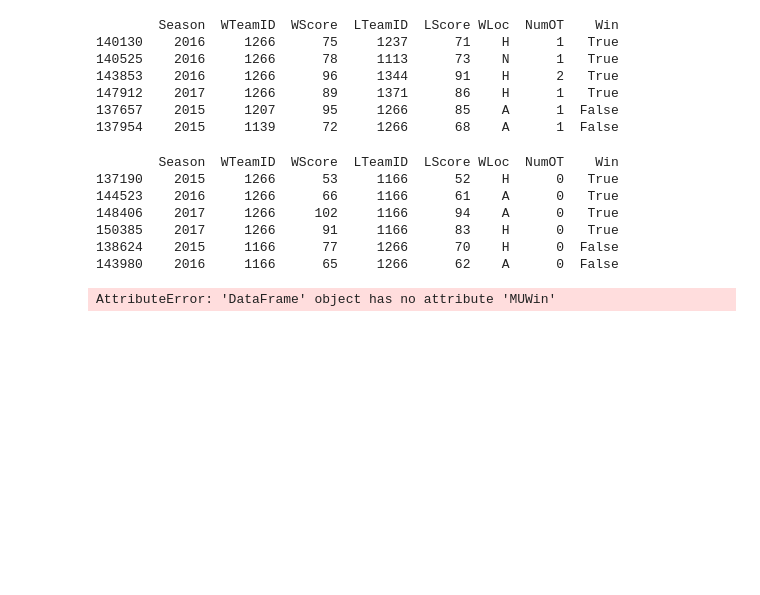
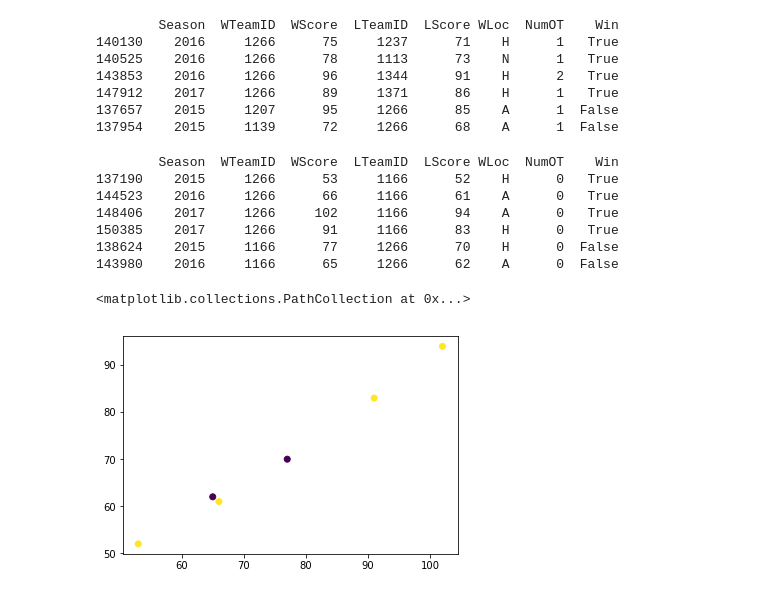
Before and after one commit to sjgraupman/Basketball-data, a Jupyter notebook: Mens.ipynb, the cells around one changed output. Saved outputs shown, nothing was run; the diff lists cells and outputs as text; code cells hidden in the pictures; blank space fills up the shorter version.

```diff
--- a/Mens.ipynb
+++ b/Mens.ipynb
@@ -199,6 +199,7 @@ print(muVCreight)
 138624    2015     1166      77     1266      70    H      0  False
 143980    2016     1166      65     1266      62    A      0  False
 # %%
-plt.scatter(muVCreight.WScore, muVCreight.LScore, c = muVCreight.MUWin)
+plt.scatter(muVCreight.WScore, muVCreight.LScore, c = muVCreight.Win)
 # %% [output]
-AttributeError: 'DataFrame' object has no attribute 'MUWin'
+<matplotlib.collections.PathCollection at 0x...>
+[figure, added]
```
